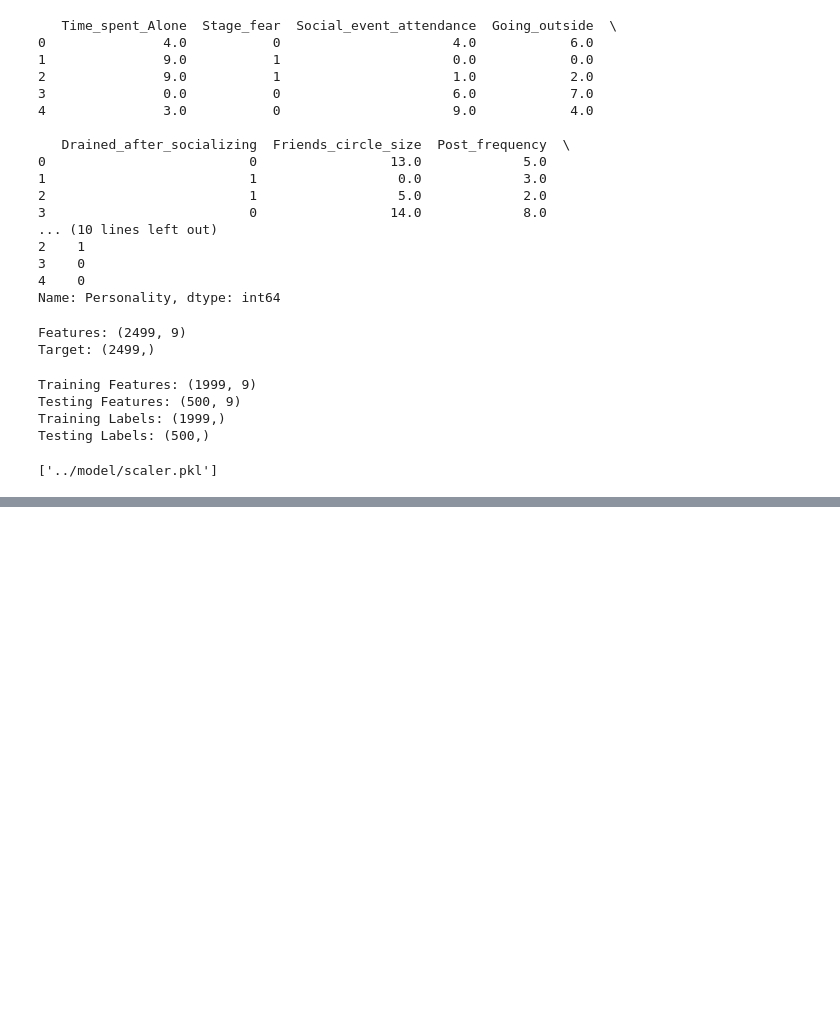
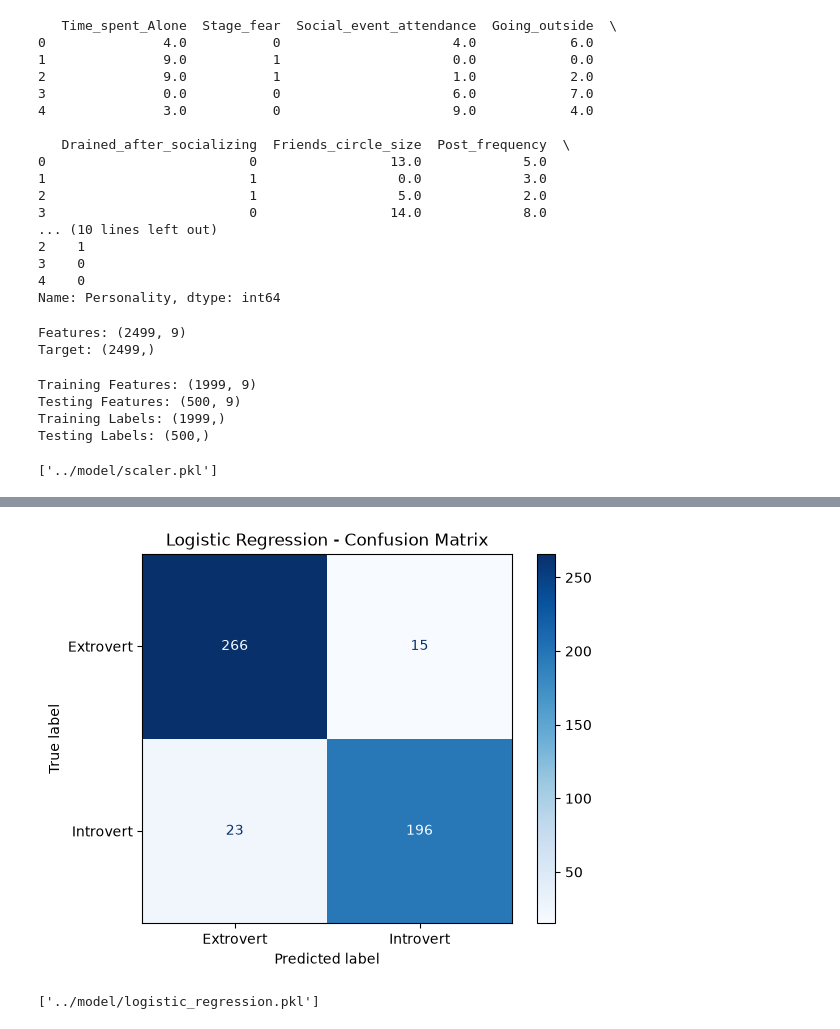
Before and after one commit to KanchanaKoralage1/Introvert-Extrovert-Predictor-With-AI-ML, a Jupyter notebook: Backend/notebook/personality_dataset.ipynb, the cells around one changed output, grey strips where cells are left out. Drawn from its saved outputs; the diff is of its cells as text; code cells hidden in the pictures; blank space fills up the shorter version.

Commit message:
trained logistic regression model

```diff
--- a/Backend/notebook/personality_dataset.ipynb
+++ b/Backend/notebook/personality_dataset.ipynb
@@ -681,0 +814,15 @@ joblib.dump(scaler, "../model/scaler.pkl")
+# %%
+# Confusion Matrix
+
+import matplotlib.pyplot as plt
+from sklearn.metrics import ConfusionMatrixDisplay
+
+ConfusionMatrixDisplay(
+    confusion_matrix=cm,
+    display_labels=["Extrovert", "Introvert"]
+).plot(cmap="Blues")
+
+plt.title("Logistic Regression - Confusion Matrix")
+plt.show()
+# %% [output]
+[figure, added]
@@ -681,0 +842,6 @@ joblib.dump(scaler, "../model/scaler.pkl")
+# %%
+# save baseline model (logistic regression model)
+
+joblib.dump(lr_model, "../model/logistic_regression.pkl")
+# %% [output]
+['../model/logistic_regression.pkl']
```
Also changed, not shown: parts of 11 cells of this notebook, 1 other file.
